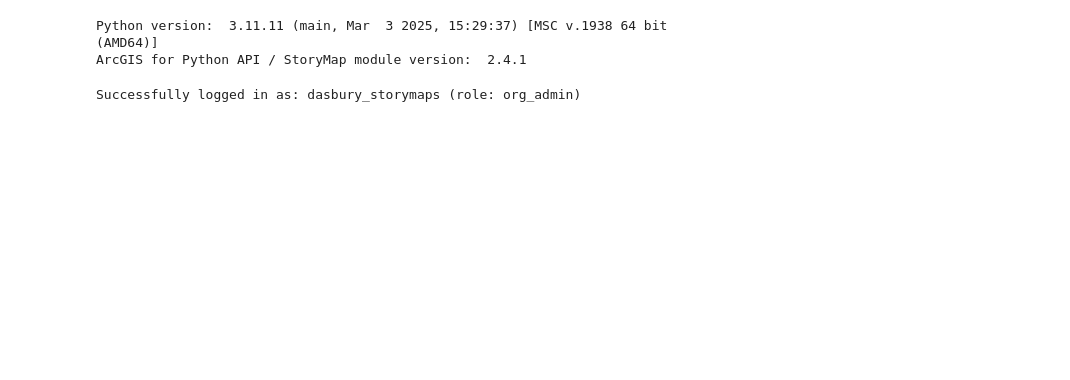
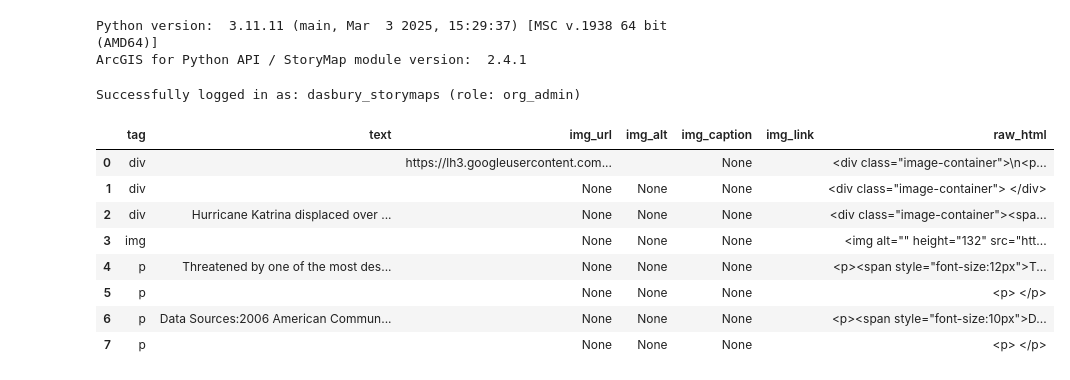
Before and after one commit to dasbury-esri/ArcGIS-StoryMaps-Convert-Classic-Esri-Story-Map-Series-to-AGSM-Collection, a Jupyter notebook: Create ArcGIS StoryMap via Python module2.ipynb, the cells around one changed output. Drawn from its saved outputs; the diff is of its cells as text; code cells hidden in the pictures; blank space fills up the shorter version.

Commit message:
added pandas dataframes to inspect html_elements

```diff
--- a/Create ArcGIS StoryMap via Python module2.ipynb
+++ b/Create ArcGIS StoryMap via Python module2.ipynb
@@ -484,0 +362,12 @@ print("Resuming code execution.")
+# %%
+elements_df[0]
+# %% [output]
+|  | tag | text | img_url | img_alt | img_caption | img_link | raw_html |
+| 0 | div |  | https://lh3.googleusercontent.com... |  | None |  | <div class="image-container">\n<p... |
+| 1 | div |  | None | None | None |  | <div class="image-container"> </div> |
+| 2 | div | Hurricane Katrina displaced over ... | None | None | None |  | <div class="image-container"><spa... |
+| 3 | img |  | None | None | None |  | <img alt="" height="132" src="htt... |
+| 4 | p | Threatened by one of the most des... | None | None | None |  | <p><span style="font-size:12px">T... |
+| 5 | p |  | None | None | None |  | <p> </p> |
+| 6 | p | Data Sources:2006 American Commun... | None | None | None |  | <p><span style="font-size:10px">D... |
+| 7 | p |  | None | None | None |  | <p> </p> |
```
Also changed, not shown: parts of 8 cells of this notebook.
